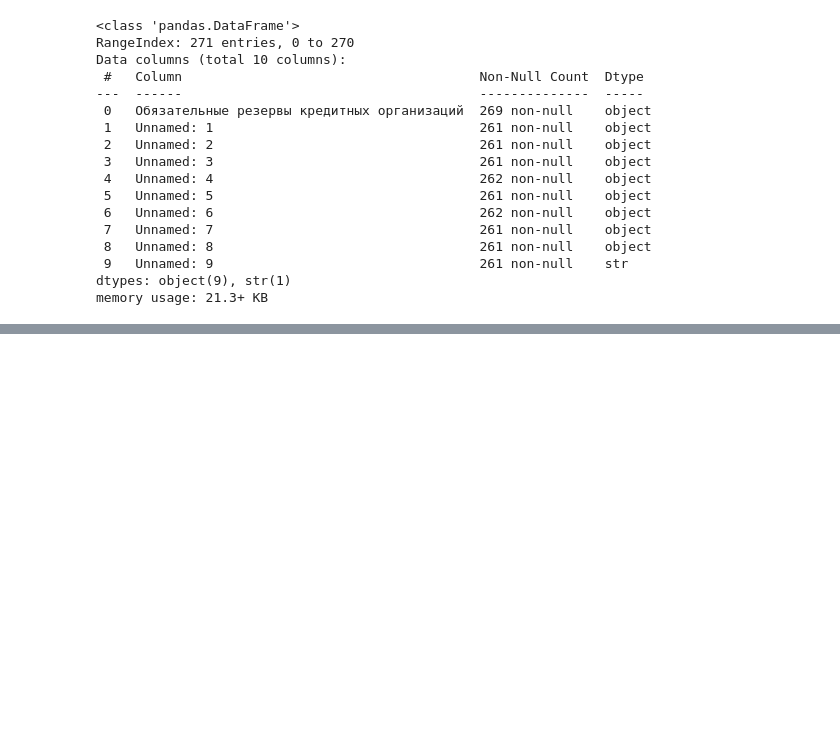
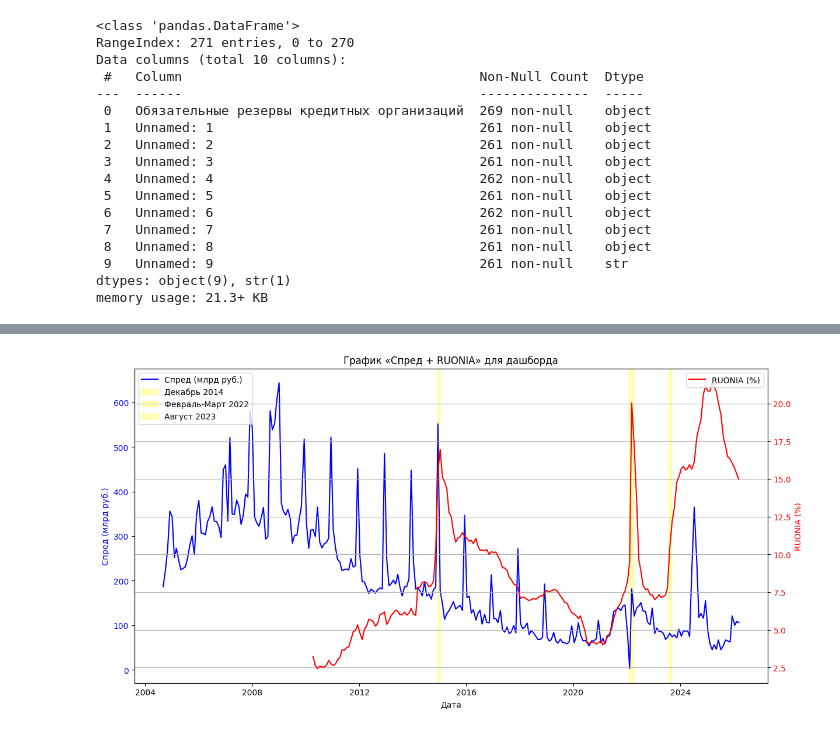
Before and after one commit to Povid1o/MathMode_LiquidityCatchers_RuLiquiditySentinel, a Jupyter notebook: ml/notebooks/model_1.ipynb, the cells around one changed output, grey strips where cells are left out. Drawn from its saved outputs; the diff is of its cells as text; code cells hidden in the pictures; blank space fills up the shorter version.

```diff
--- a/ml/notebooks/model_1.ipynb
+++ b/ml/notebooks/model_1.ipynb
@@ -101,0 +282,30 @@ df.head()
+# %%
+# График 1: Базовая логика - Спред + RUONIA с двумя осями Y
+fig, ax1 = plt.subplots(figsize=(14, 7))
+df.reset_index(inplace=True)
+ax1.plot(df['Дата'], df['спред'], color='blue', label='Спред (млрд руб.)')
+ax1.set_xlabel('Дата')
+ax1.set_ylabel('Спред (млрд руб.)', color='blue')
+ax1.tick_params(axis='y', labelcolor='blue')
+
+ax2 = ax1.twinx()
+ax2.plot(df['Дата'], df['RUONIA_avg'], color='red', label='RUONIA (%)')
+ax2.set_ylabel('RUONIA (%)', color='red')
+ax2.tick_params(axis='y', labelcolor='red')
+
+# Выделение периодов стресса
+stress_periods = [
+    ('2014-12-01', '2015-01-01', 'Декабрь 2014'),
+    ('2022-02-01', '2022-04-01', 'Февраль-Март 2022'),
+    ('2023-08-01', '2023-09-01', 'Август 2023')
+]
+for start, end, label in stress_periods:
+    ax1.axvspan(pd.to_datetime(start), pd.to_datetime(end), color='yellow', alpha=0.3, label=label)
+
+ax1.legend(loc='upper left')
+ax2.legend(loc='upper right')
+plt.title('График «Спред + RUONIA» для дашборда')
+plt.grid(True)
+plt.show()
+# %% [output]
+[figure, added]
```
Also changed, not shown: parts of 12 cells of this notebook, 1 other file.
